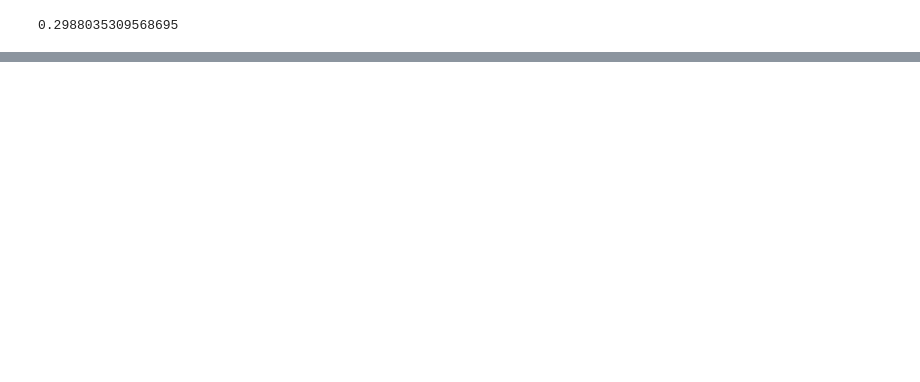
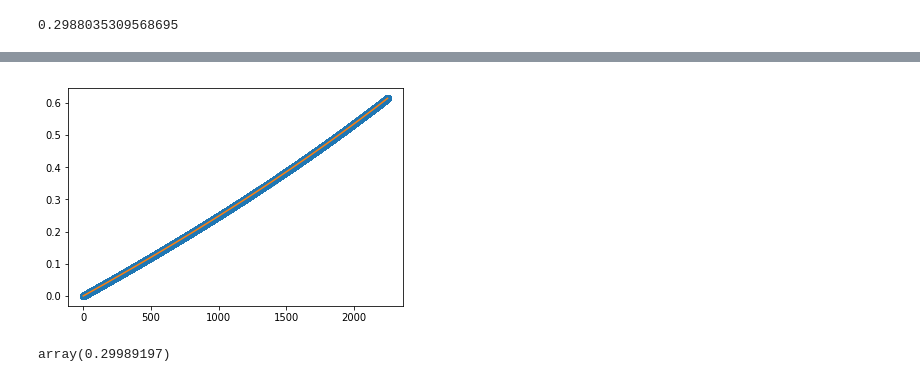
Before and after one commit to Benard117/AnacondaProjects, a Jupyter notebook: Redshift and Angle Histograms/Testing code.ipynb, the cells around one changed output, grey strips where cells are left out. Drawn from its saved outputs; the diff is of its cells as text; code cells hidden in the pictures; blank space fills up the shorter version.

```diff
--- a/Redshift and Angle Histograms/Testing code.ipynb
+++ b/Redshift and Angle Histograms/Testing code.ipynb
@@ -174,0 +137,14 @@ print(Dgrid)
+# %%
+f = interp1d(DDgrid, ygrid)
+# %%
+xnew = np.linspace(0.1, 2249, num=2251, endpoint=True)
+
+plt.plot(DDgrid, ygrid, 'o')
+plt.plot(xnew, f(xnew), '-')
+plt.show()
+# %% [output]
+[figure, added]
+# %%
+f(1194)   #LINspace
+# %% [output]
+array(0.29989197)
```
Also changed, not shown: parts of 10 cells of this notebook, 1 other file.
